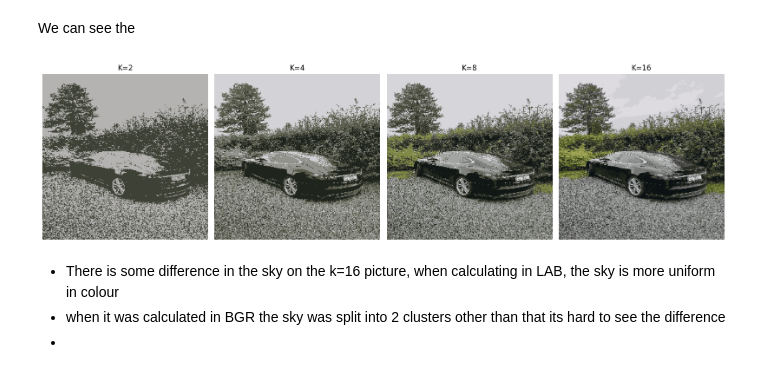
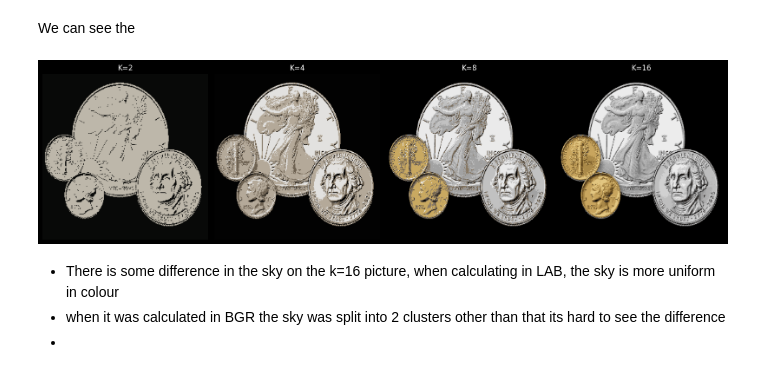
Before and after one commit to snorrehaha/ComputerVisionCourse, a Jupyter notebook: lab07/lab07E6.ipynb, the cells around one changed output. Drawn from its saved outputs; the diff is of its cells as text; code cells hidden in the pictures.

```diff
--- a/lab07/lab07E6.ipynb
+++ b/lab07/lab07E6.ipynb
@@ -31,7 +31,7 @@ def plot_images_grid(images, titles, cols=4, figsize=(12,6), heatmap=False):
     plt.show()
 # %%
 #1, 2 K-Means colour segmentation
-img = LoadImage('resized_256x256.jpg')
+img = LoadImage('4_coins.jpg')
 
 h,w,c = img.shape
 img = img.reshape(-1, 3).astype(np.float32)
@@ -66,38 +66,38 @@ plot_images_grid(clustered_RGB, titles, cols=4, figsize=(16,6))
 We can see the
 # %%
 #1 K-Means colour segmentation
-img = LoadImage('resized_256x256.jpg')
+img = LoadImage('4_coins.jpg')
 img = cv2.cvtColor(img, cv2.COLOR_BGR2LAB)
 h,w,c = img.shape
 img = img.reshape(-1, 3).astype(np.float32)
 
 k_means = [2,4,8,16]
 criteria = (cv2.TERM_CRITERIA_EPS + cv2.TERM_CRITERIA_MAX_ITER, 100, 1.0)
 
 clustered_img = []
 
 
 for k in k_means:
     compactness, labels, centers = cv2.kmeans(
         img,
         k,
         None,
         criteria,
         1,
         cv2.KMEANS_PP_CENTERS
     )
     clustered = centers[labels.flatten()]
     clustered = clustered.reshape(h,w,3).astype(np.uint8)
     clustered_img.append(clustered)
 
 #matplotlib uses rgb, so converted to rgb for display
 clustered_RGB = [cv2.cvtColor(k, cv2.COLOR_LAB2RGB) for k in clustered_img]
 
 titles = [f"K={k}" for k in k_means]
 
 plot_images_grid(clustered_RGB, titles, cols=4, figsize=(16,6))
 # %% [output]
-[figure, old version]
+[figure, new version]
 # %% [markdown]
 - There is some difference in the sky on the k=16 picture, when calculating in LAB, the sky is more uniform in colour
 - when it was calculated in BGR the sky was split into 2 clusters other than that its hard to see the difference
```
Also changed, not shown: parts of 6 cells of this notebook, 11 other files.
